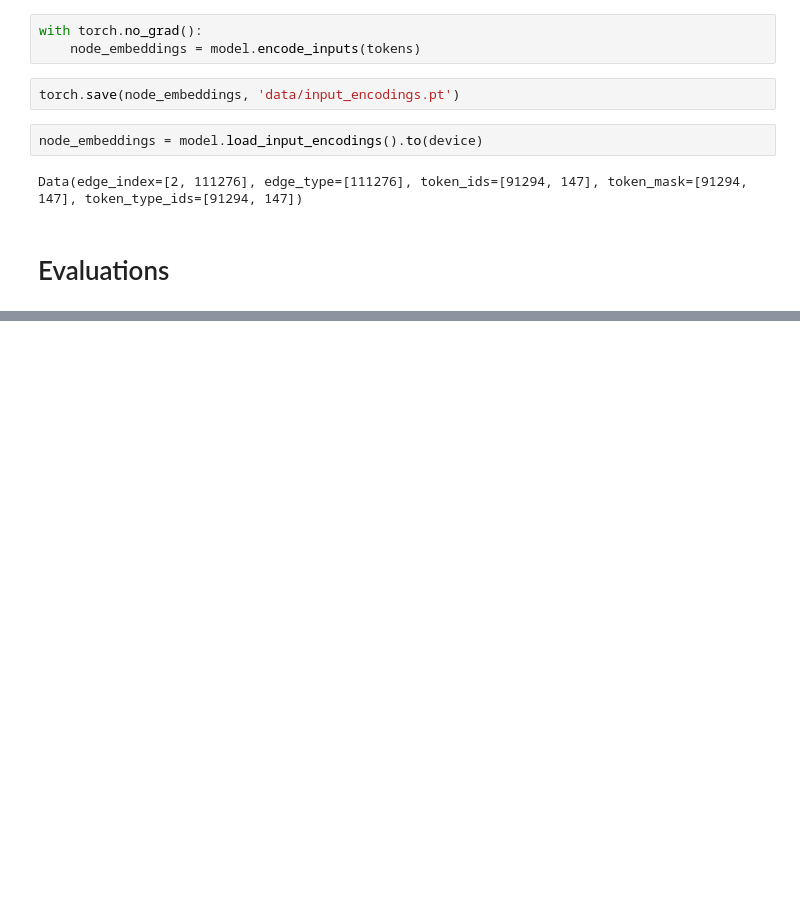
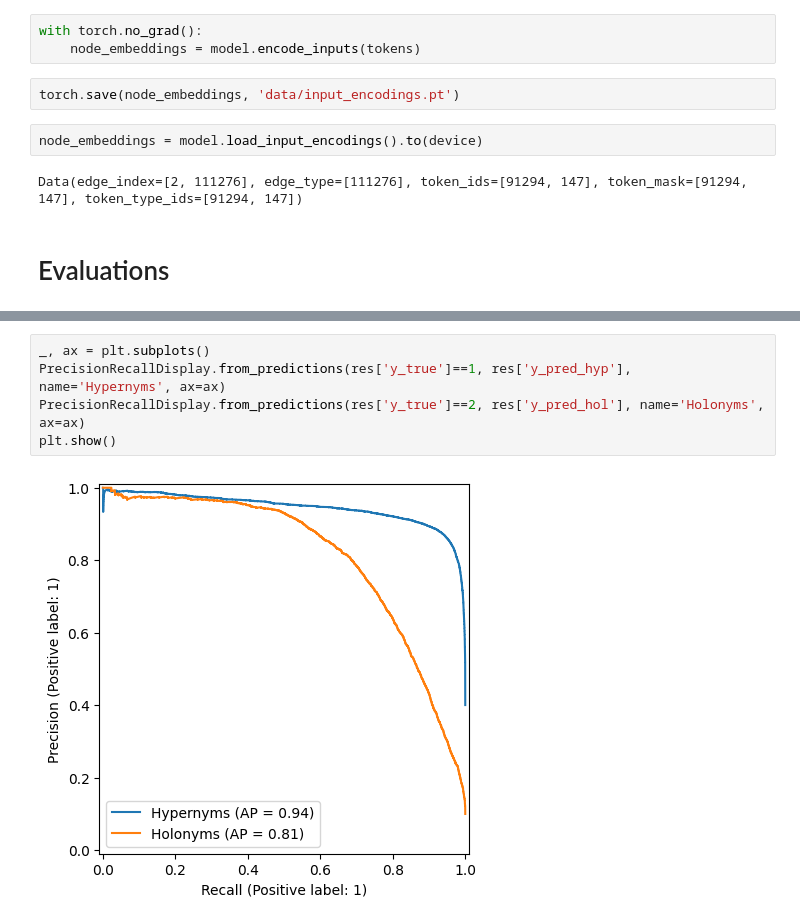
Before and after one commit to jpelayx/nlp, a Jupyter notebook: model.ipynb, the cells around one changed output, grey strips where cells are left out. Cells and saved outputs as stored; diff of their text form; blank space fills up the shorter version.

```diff
--- a/model.ipynb
+++ b/model.ipynb
@@ -284,0 +260,7 @@ train
+# %%
+_, ax = plt.subplots()
+PrecisionRecallDisplay.from_predictions(res['y_true']==1, res['y_pred_hyp'], name='Hypernyms', ax=ax)
+PrecisionRecallDisplay.from_predictions(res['y_true']==2, res['y_pred_hol'], name='Holonyms', ax=ax)
+plt.show()
+# %% [output]
+[figure, added]
```
Also changed, not shown: parts of 12 cells of this notebook, 1 other file.
